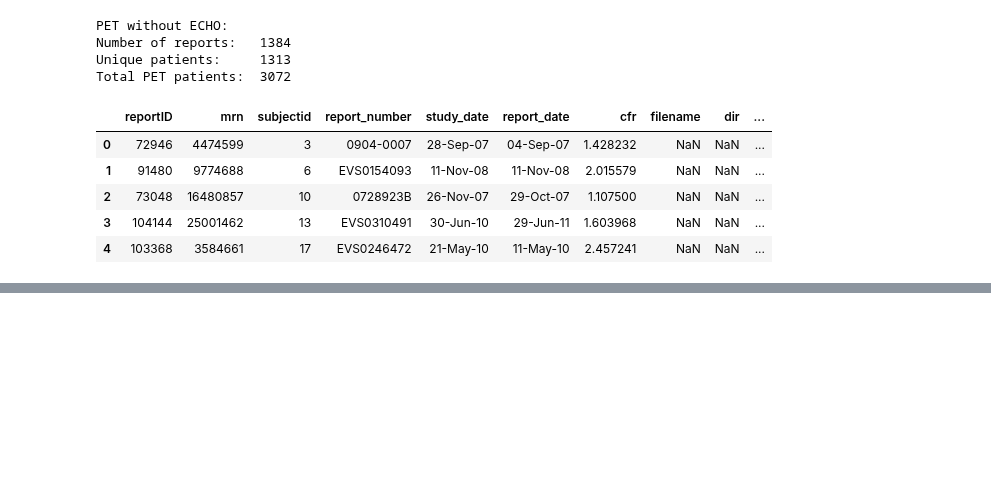
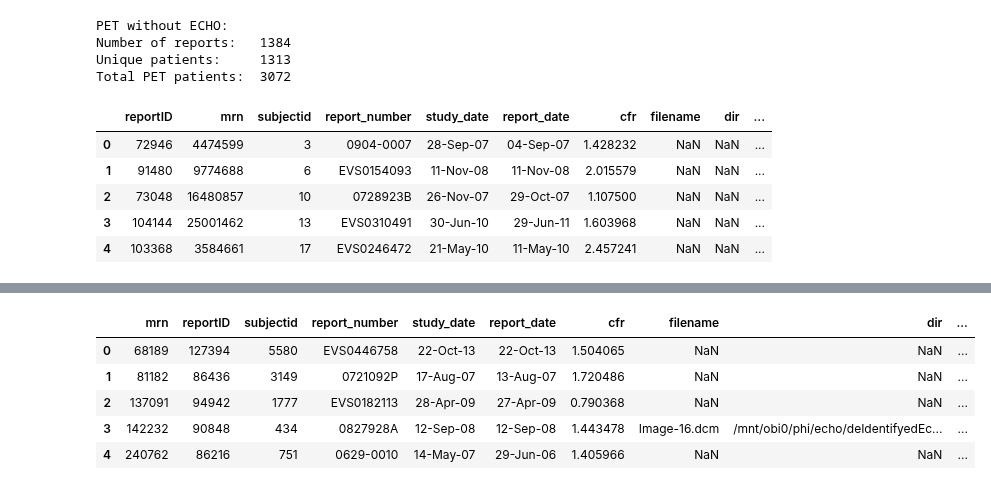
Before and after one commit to awerdich/werdich-cfr, a Jupyter notebook: notebooks/cfr_pet_patientmatch.ipynb, the cells around one changed output, grey strips where cells are left out. Saved outputs shown, nothing was run; the diff lists cells and outputs as text; code cells hidden in the pictures; blank space fills up the shorter version.

Commit message:
Fixed metadata mixed-type columns bug.

```diff
--- a/notebooks/cfr_pet_patientmatch.ipynb
+++ b/notebooks/cfr_pet_patientmatch.ipynb
@@ -113,0 +116,5 @@ pet_echo_nofiles.head()
+# %%
+dcm_studies_file = 'echo_deIdentifyedEcho_BWH_dcm.parquet'
+dcm = pd.read_parquet(os.path.join(cfr_data_root, dcm_studies_file))
+dcm = dcm.astype({'mrn': 'int64'})
+dcm.head()
@@ -113,0 +128,5 @@ pet_echo_nofiles.head()
+# %%
+rm_cols = list(echo.columns)
+rm_cols.remove('mrn')
+pet_echo_nofiles_x = pet_echo_nofiles.drop(columns = rm_cols)
+pet_echo_nofiles_x.head()
@@ -113,0 +140,12 @@ pet_echo_nofiles.head()
+# %%
+pet_echo_nofiles_dcm = pet_echo_nofiles_x.merge(right = dcm, on = 'mrn', how = 'left')
+pet_echo_nofiles_dcm = pet_echo_nofiles_dcm.groupby('mrn').first().reset_index(drop = False)
+# %%
+pet_echo_nofiles_dcm.head()
+# %% [output]
+|  | mrn | reportID | subjectid | report_number | study_date | report_date | cfr | filename | dir | ... |
+| 0 | 68189 | 127394 | 5580 | EVS0446758 | 22-Oct-13 | 22-Oct-13 | 1.504065 | NaN | NaN | ... |
+| 1 | 81182 | 86436 | 3149 | 0721092P | 17-Aug-07 | 13-Aug-07 | 1.720486 | NaN | NaN | ... |
+| 2 | 137091 | 94942 | 1777 | EVS0182113 | 28-Apr-09 | 27-Apr-09 | 0.790368 | NaN | NaN | ... |
+| 3 | 142232 | 90848 | 434 | 0827928A | 12-Sep-08 | 12-Sep-08 | 1.443478 | Image-16.dcm | /mnt/obi0/phi/echo/deIdentifyedEc... | ... |
+| 4 | 240762 | 86216 | 751 | 0629-0010 | 14-May-07 | 29-Jun-06 | 1.405966 | NaN | NaN | ... |
```
Also changed, not shown: parts of 8 cells of this notebook, 2 other files.
